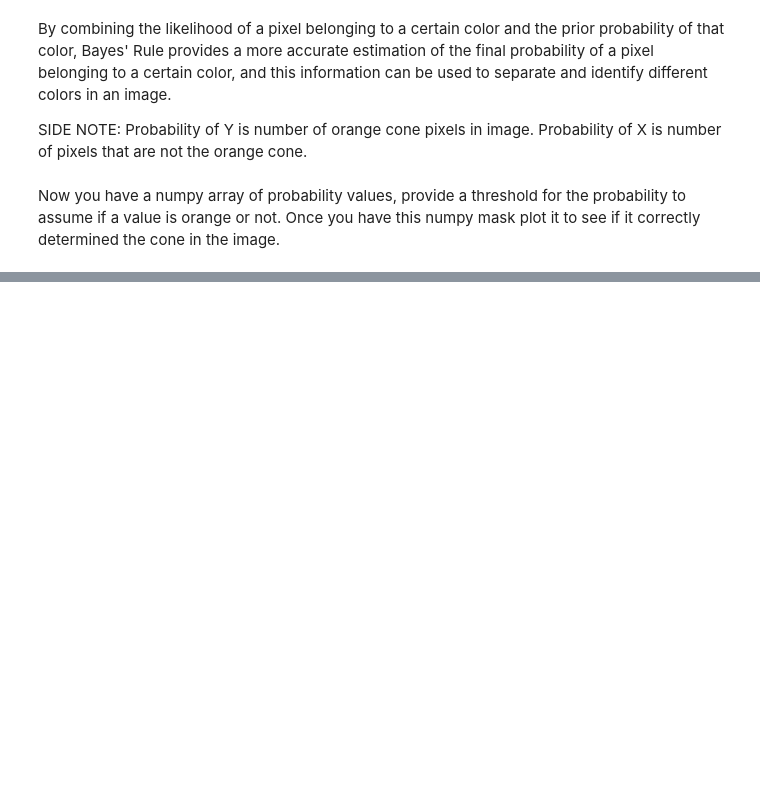
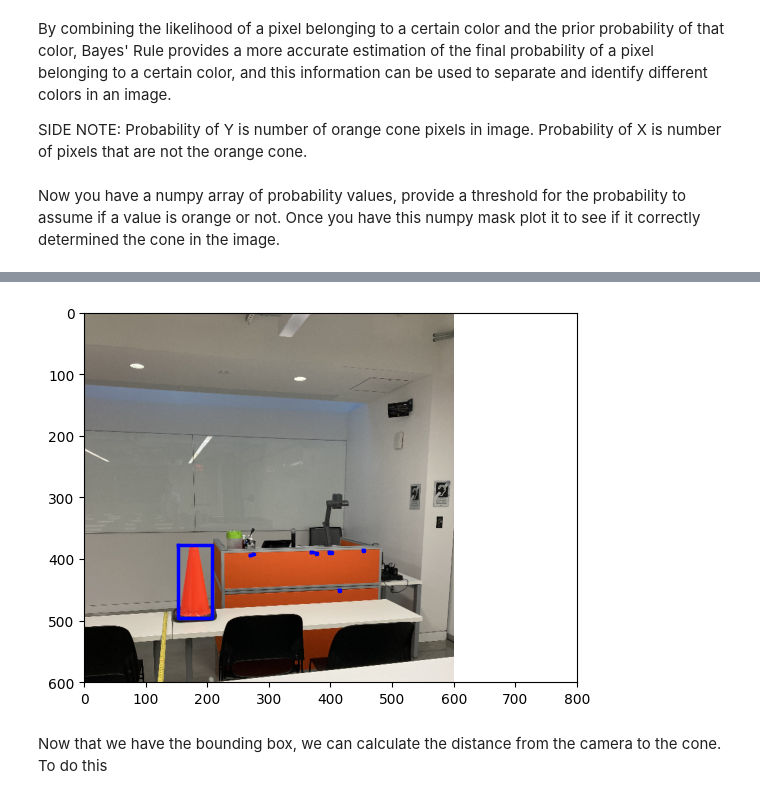
Before and after one commit to Kalva014/Color_Segmentation, a Jupyter notebook: ColorSegmentationTraining.ipynb, the cells around one changed output, grey strips where cells are left out. Saved outputs shown, nothing was run; the diff lists cells and outputs as text; code cells hidden in the pictures; blank space fills up the shorter version.

Commit message:
Can create bounding box around the cone

```diff
--- a/ColorSegmentationTraining.ipynb
+++ b/ColorSegmentationTraining.ipynb
@@ -173,0 +168,18 @@ print(np.shape(probability_mask)[1])
+# %%
+fig, ax = plt.subplots()
+ax.imshow(unlabeled_img, cmap=plt.cm.gray)
+label_img_regions = label(probability_mask)
+regions = regionprops(label_img_regions)
+
+for props in regions:
+    minr, minc, maxr, maxc = props.bbox
+    bx = (minc, maxc, maxc, minc, minc)
+    by = (minr, minr, maxr, maxr, minr)
+    ax.plot(bx, by, '-b', linewidth=2.5)
+
+ax.axis((0, 800, 600, 0))
+plt.show()
+# %% [output]
+[figure, added]
+# %% [markdown]
+Now that we have the bounding box, we can calculate the distance from the camera to the cone. To do this
```
Also changed, not shown: parts of 6 cells of this notebook.
